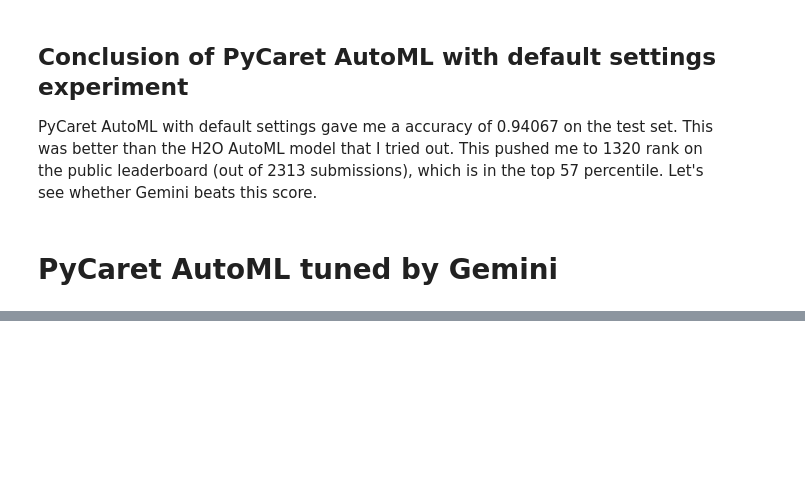
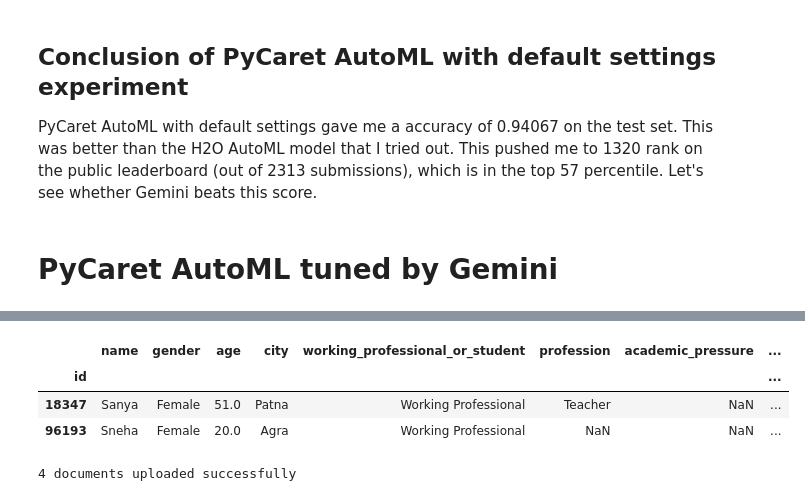
Before and after one commit to vinothpandian/kaggle_gemini_long_context, a Jupyter notebook: notebook.ipynb, the cells around one changed output, grey strips where cells are left out. Cells and saved outputs as stored; diff of their text form; code cells hidden in the pictures; blank space fills up the shorter version.

```diff
--- a/notebook.ipynb
+++ b/notebook.ipynb
@@ -197,0 +228,25 @@ PyCaret AutoML with default settings gave me a accuracy of 0.94067 on the test s
+# %%
+sample_df = train_df.sample(10_000, random_state=SEED)
+sample_df.to_csv(output_path / "sample.csv", index=False)
+sample_df.head(n=2)
+# %% [output]
+|  | name | gender | age | city | working_professional_or_student | profession | academic_pressure | ... |
+| id |  |  |  |  |  |  |  | ... |
+| 18347 | Sanya | Female | 51.0 | Patna | Working Professional | Teacher | NaN | ... |
+| 96193 | Sneha | Female | 20.0 | Agra | Working Professional | NaN | NaN | ... |
+# %%
+csv_file = genai.upload_file(output_path / "sample.csv", mime_type="text/csv")
+data_preparation_file = genai.upload_file(
+    "experiment/Data_Preparation.md", mime_type="text/markdown"
+)
+feature_engineering_file = genai.upload_file(
+    "experiment/Feature Engineering.md", mime_type="text/markdown"
+)
+scale_and_transform_file = genai.upload_file(
+    "experiment/Scale and Transform.md", mime_type="text/markdown"
+)
+feature_selection_file = genai.upload_file(
+    "experiment/Feature Selection.md", mime_type="text/markdown"
+)
+# %% [output]
+4 documents uploaded successfully
```
Also changed, not shown: parts of 37 cells of this notebook, 6 other files.
